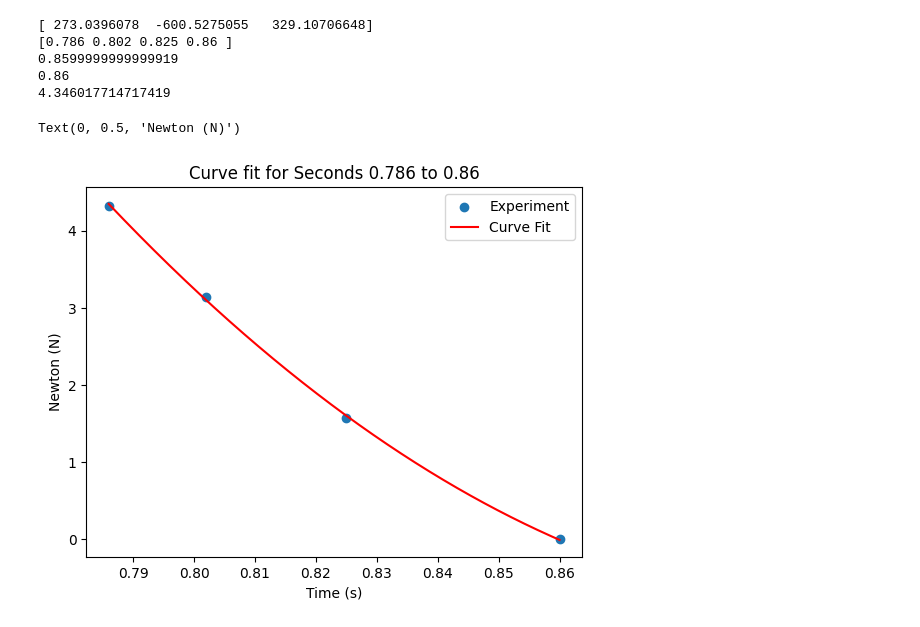
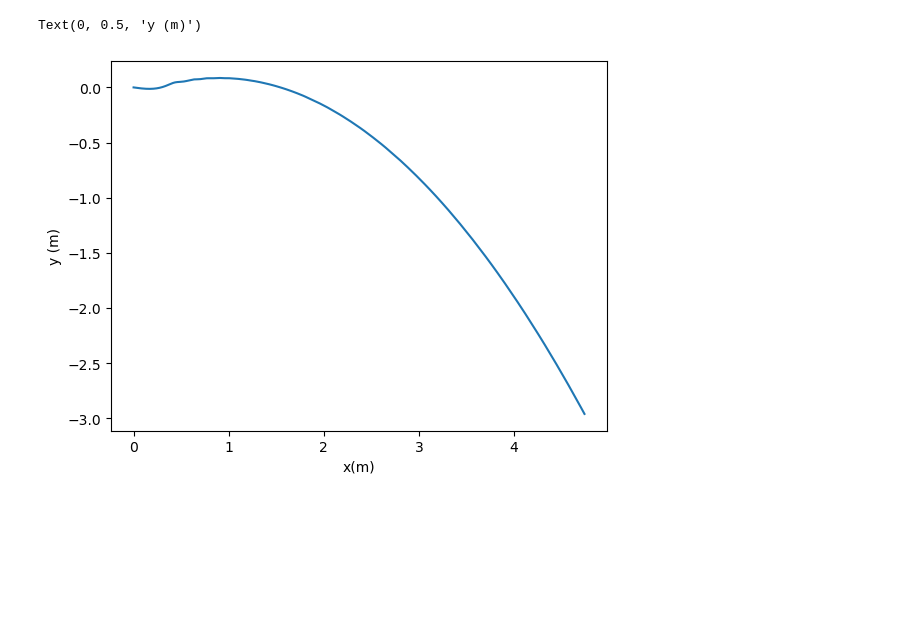
Before and after one commit to BamtolYy/rocket, a Jupyter notebook: simulation/2DRocketSim.ipynb, the cells around one changed output. Cells and saved outputs as stored; diff of their text form; code cells hidden in the pictures; blank space fills up the shorter version.

```diff
--- a/simulation/2DRocketSim.ipynb
+++ b/simulation/2DRocketSim.ipynb
@@ -116,7 +118,7 @@ def twoDRocket_ODE(state_vectors, t, g, m, IG, a, alpha, rho, S, Cl, Cd):
 # cg            = Center of Gravity from the nose
 x0    = [0,0,0,0,0,0]
 tstep = 0.0001 # s
-t     = np.arange(0,10,tstep)
+t     = np.arange(0,1,tstep)
 g     = 9.81 # m/s^2
 m     = 0.124 # kg
 IG    = 0.007177656 # kg*m^2
@@ -127,7 +129,6 @@ alpha = 0
 rho   = 1.225 # kg/m^3 at sea level Temporary value. Change it according to the day I launch it.
 S     = 1/4*pi*pow(0.035,2) # m^2
 Cl    = 16.85
-Cd    = 0 # Cd is calculated again in the ODE function. This varies with speed.
 # %%
 ## Thrust Curve
 ThrustData = pd.read_csv(r'C:\Users\bktf3\Desktop\rocket\simulation\B6motorThrustDatabyJohnCoker.csv', skiprows=3)
@@ -291,31 +254,27 @@ Text(0, 0.5, 'Newton (N)')
 # %%
-def func(x, a, b,c):
-    return a + b*x + c*x**2
-popt, pcov = curve_fit(func,ThrustData[18:22,0],ThrustData[18:22,1])
-print(popt)
-timeForCurveFit = np.arange(ThrustData[18,0],ThrustData[21,0]+tstep,tstep)
-y =func(timeForCurveFit,*popt)
-plt.scatter(ThrustData[18:22,0],ThrustData[18:22,1])
-plt.plot(timeForCurveFit,y,'r')
-print(ThrustData[18:22,0])
-print(timeForCurveFit[-1])
-print(ThrustData[21,0])
-print(y[0])
-plt.title('Curve fit for Seconds 0.786 to 0.86')
-plt.legend(['Experiment', 'Curve Fit'])
-plt.xlabel('Time (s)')
-plt.ylabel('Newton (N)')
+# def func(x, a, b,c):
+#     return a + b*x + c*x**2
+# popt, pcov = curve_fit(func,ThrustData[18:22,0],ThrustData[18:22,1])
+# print(popt)
+# timeForCurveFit = np.arange(ThrustData[18,0],ThrustData[21,0]+tstep,tstep)
+# y =func(timeForCurveFit,*popt)
+# plt.scatter(ThrustData[18:22,0],ThrustData[18:22,1])
+# plt.plot(timeForCurveFit,y,'r')
+# print(ThrustData[18:22,0])
+# print(timeForCurveFit[-1])
+# print(ThrustData[21,0])
+# print(y[0])
+# plt.title('Curve fit for Seconds 0.786 to 0.86')
+# plt.legend(['Experiment', 'Curve Fit'])
+# plt.xlabel('Time (s)')
+# plt.ylabel('Newton (N)')
-# %% [output]
-[ 273.0396078  -600.5275055   329.10706648]
-[0.786 0.802 0.825 0.86 ]
-0.8599999999999919
-0.86
-4.346017714717419
-Text(0, 0.5, 'Newton (N)')
-[figure, removed]
 # %%
-solution = odeint(twoDRocket_ODE, x0, t, args = (g, m, IG, a, alpha, rho, S, Cl, Cd))
+solution = odeint(twoDRocket_ODE, x0, t, args = (g, m, IG, a, alpha, rho, S, Cl))
 # %%
-plt.plot(t,solution[:,0])
+plt.plot(solution[:,0], solution[:,1])
 
-plt.legend(['x'])
+plt.xlabel('x(m)')
+plt.ylabel('y (m)')
+# %% [output]
+Text(0, 0.5, 'y (m)')
+[figure, added]
```
Also changed, not shown: parts of 13 cells of this notebook.
